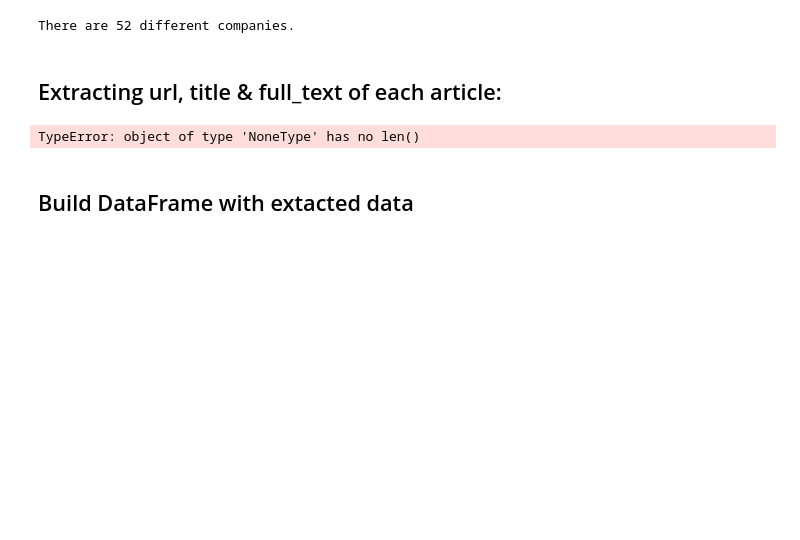
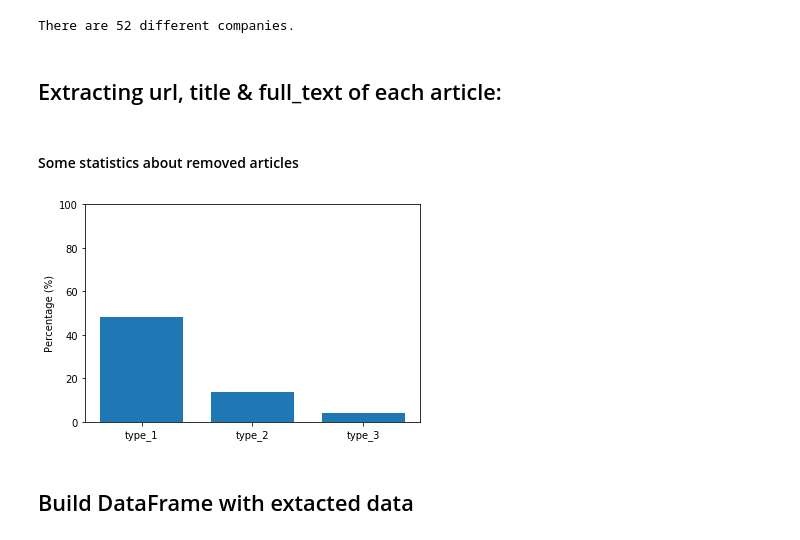
Before and after one commit to clemTJ/Company-Information-PSAT, a Jupyter notebook: Article_Labeling_Clem.ipynb, the cells around one changed output. Drawn from its saved outputs; the diff is of its cells as text; code cells hidden in the pictures; blank space fills up the shorter version.

```diff
--- a/Article_Labeling_Clem.ipynb
+++ b/Article_Labeling_Clem.ipynb
@@ -73,23 +73,28 @@ for article in raw_json_data:
         urls.append(url)
         titles.append(title)
         labels.append(list())
+# %% [markdown]
+#### Some statistics about removed articles
 # %%
-# Some statistics about removed articles
 # total : total number of articles (100%)
 # type_1 : percentage  article's length < min_article_size
 # type_2 : starts with 'Article `download()` failed'
 # type_3 : starts with 'Please enable cookies'
 
 total = len(raw_json_data)
-type_1 = round(len([line for line in raw_json_data if len(line.get('full-text'))<=min_article_size]))# / total * 100, 2)
-print(type_1)
-type_2 = round(len([line for line in raw_json_data if 'Article `download()` failed' in line]))#/ total * 100, 2)
-type_3 = round(len([line for line in raw_json_data if 'Please enable cookies' in line]))# / total * 100, 2)
-
-#perc = {'total': 100.0, 'type_1': type_1, 'type_2': type_2, 'type_3': type_3}
-#plt.bar(perc.keys(), perc.values())
+type_1 = round(len([line for line in raw_json_data if len(str(line.get('full-text')))<=min_article_size]) / total * 100, 2)
+type_2 = round(len([line for line in raw_json_data if 'Article `download()` failed' in str(line.get('full-text'))]) / total * 100, 2)
+type_3 = round(len([line for line in raw_json_data if 'Please enable cookies' in str(line.get('full-text'))]) / total * 100, 2)
-# %% [output]
-TypeError: object of type 'NoneType' has no len()
+# %%
+# Plot removed articles
+perc = {'type_1': type_1, 'type_2': type_2, 'type_3': type_3}
+plt.bar(perc.keys(), perc.values(), width=0.75)
+plt.ylim([0,100])
+plt.ylabel('Percentage (%)')
+for i, v in enum
+plt.show()
+# %% [output]
+[figure, added]
 # %% [markdown]
 ## Build DataFrame with extacted data
 # %%
```
